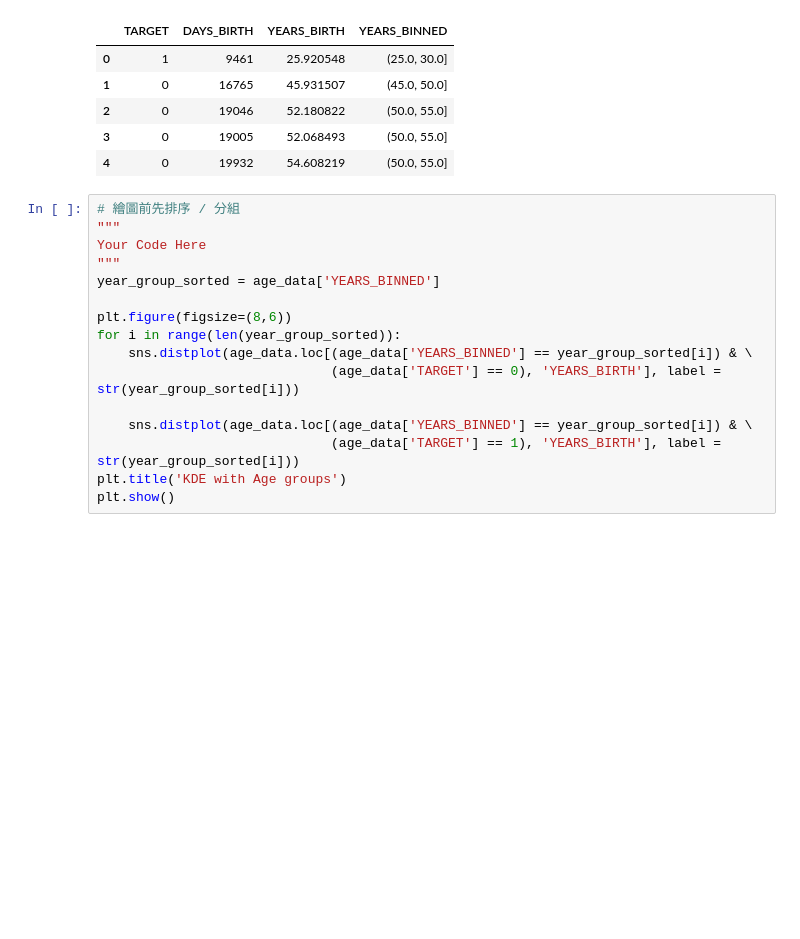
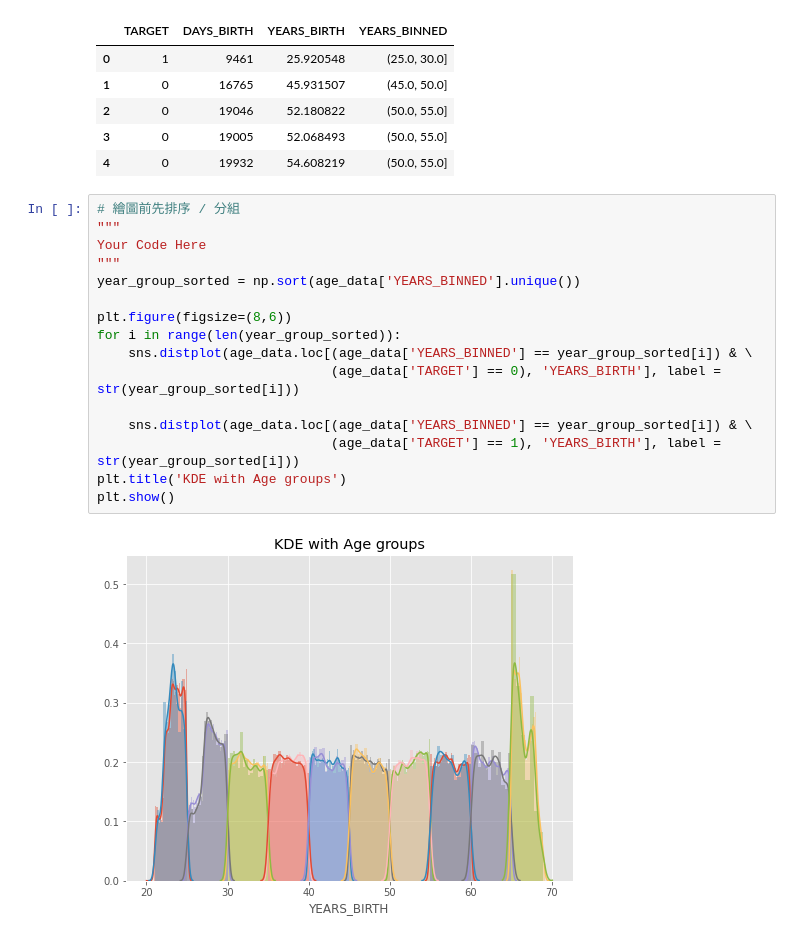
Before and after one commit to MaChengFu/1st-DL-CVMarathon, a Jupyter notebook: Day_016_HW.ipynb, the cells around one changed output. Cells and saved outputs as stored; diff of their text form; blank space fills up the shorter version.

```diff
--- a/Day_016_HW.ipynb
+++ b/Day_016_HW.ipynb
@@ -82,16 +82,18 @@ Name: YEARS_BINNED, dtype: int64
 # %%
 # 繪圖前先排序 / 分組
 """
 Your Code Here
 """
-year_group_sorted = age_data['YEARS_BINNED']
+year_group_sorted = np.sort(age_data['YEARS_BINNED'].unique())
 
 plt.figure(figsize=(8,6))
 for i in range(len(year_group_sorted)):
     sns.distplot(age_data.loc[(age_data['YEARS_BINNED'] == year_group_sorted[i]) & \
                               (age_data['TARGET'] == 0), 'YEARS_BIRTH'], label = str(year_group_sorted[i]))
 
     sns.distplot(age_data.loc[(age_data['YEARS_BINNED'] == year_group_sorted[i]) & \
                               (age_data['TARGET'] == 1), 'YEARS_BIRTH'], label = str(year_group_sorted[i]))
 plt.title('KDE with Age groups')
 plt.show()
+# %% [output]
+[figure, added]
```
Also changed, not shown: parts of 3 cells of this notebook.
